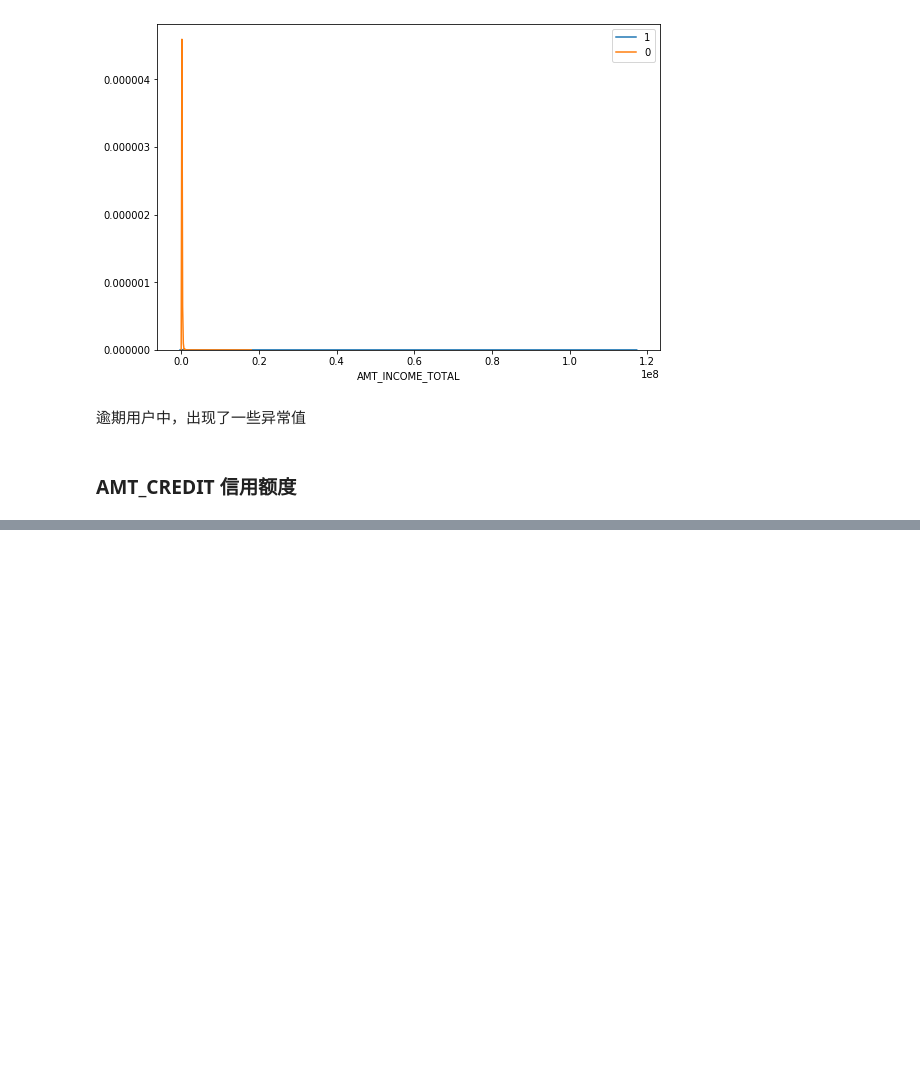
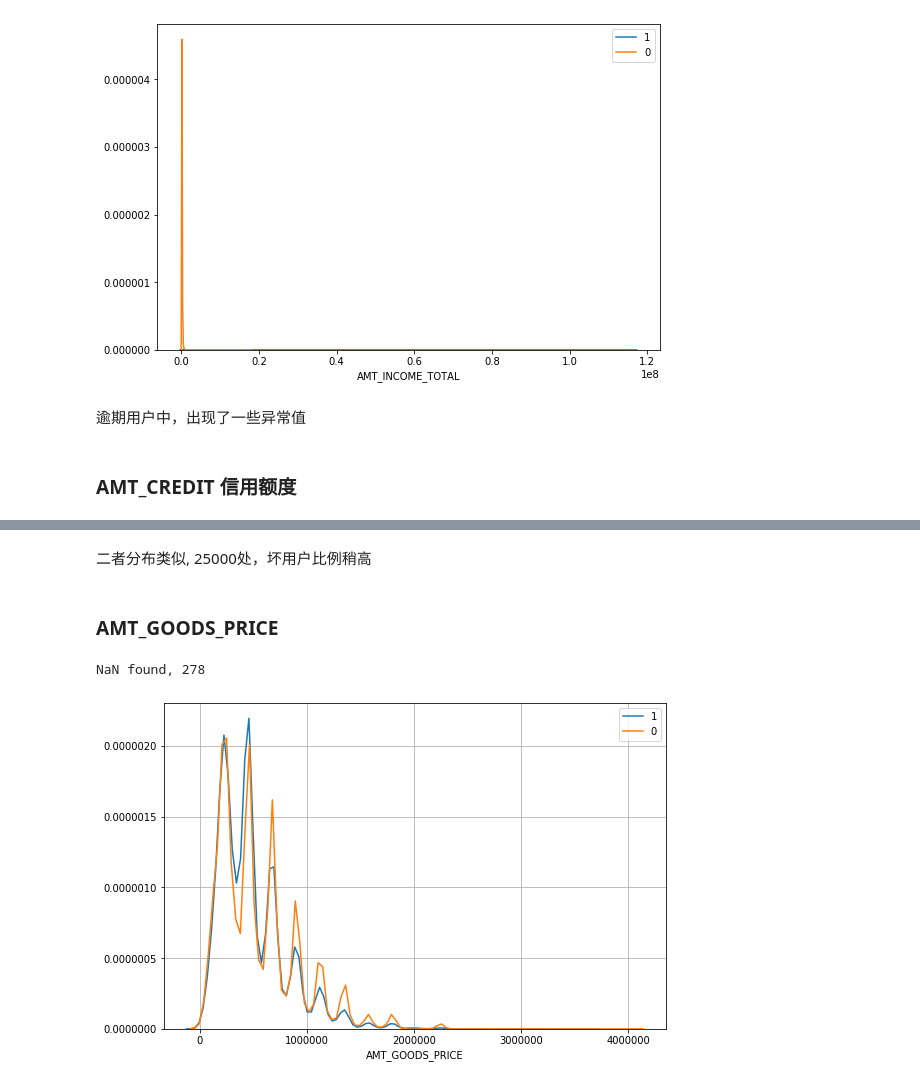
Before and after one commit to l0o0/HomeCredit, a Jupyter notebook: eda/EDA.ipynb, the cells around one changed output, grey strips where cells are left out. Saved outputs shown, nothing was run; the diff lists cells and outputs as text; code cells hidden in the pictures; blank space fills up the shorter version.

```diff
--- a/eda/EDA.ipynb
+++ b/eda/EDA.ipynb
@@ -222,0 +230,9 @@ densityplot('AMT_CREDIT')
+# %% [markdown]
+二者分布类似, 25000处，坏用户比例稍高
+# %% [markdown]
+### AMT_GOODS_PRICE
+# %%
+densityplot('AMT_GOODS_PRICE')
+# %% [output]
+NaN found, 278
+[figure, added]
```
Also changed, not shown: parts of 18 cells of this notebook.
